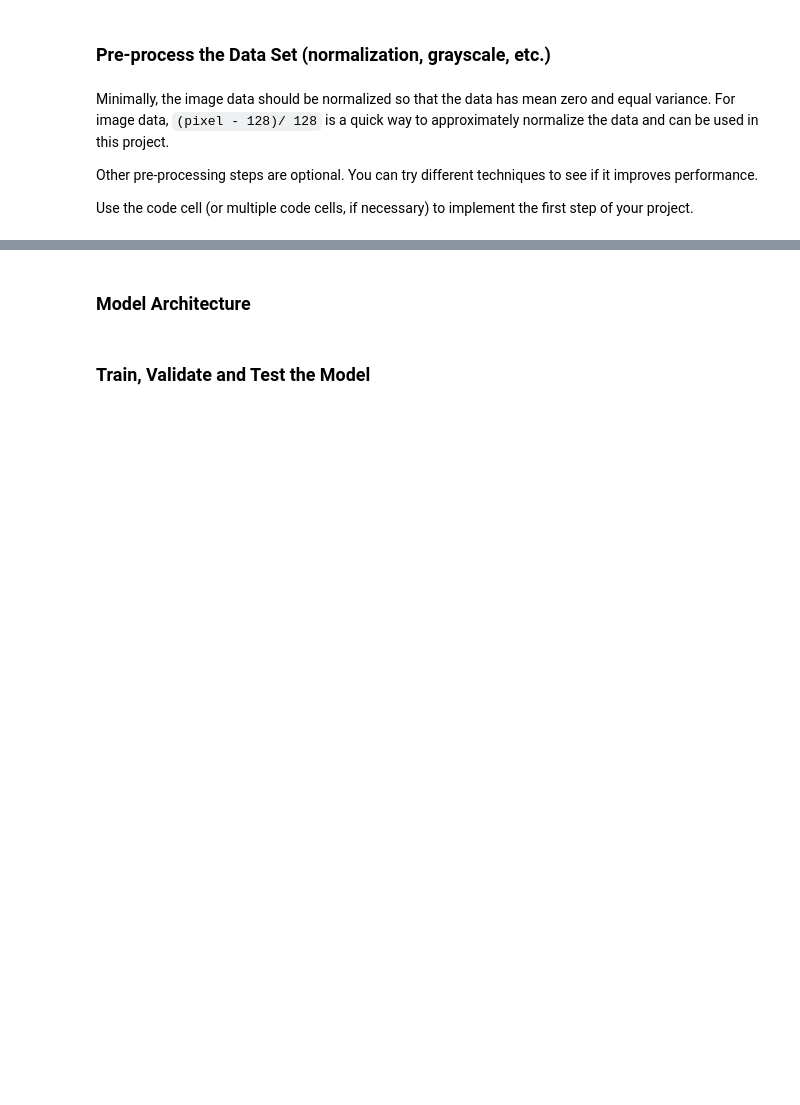
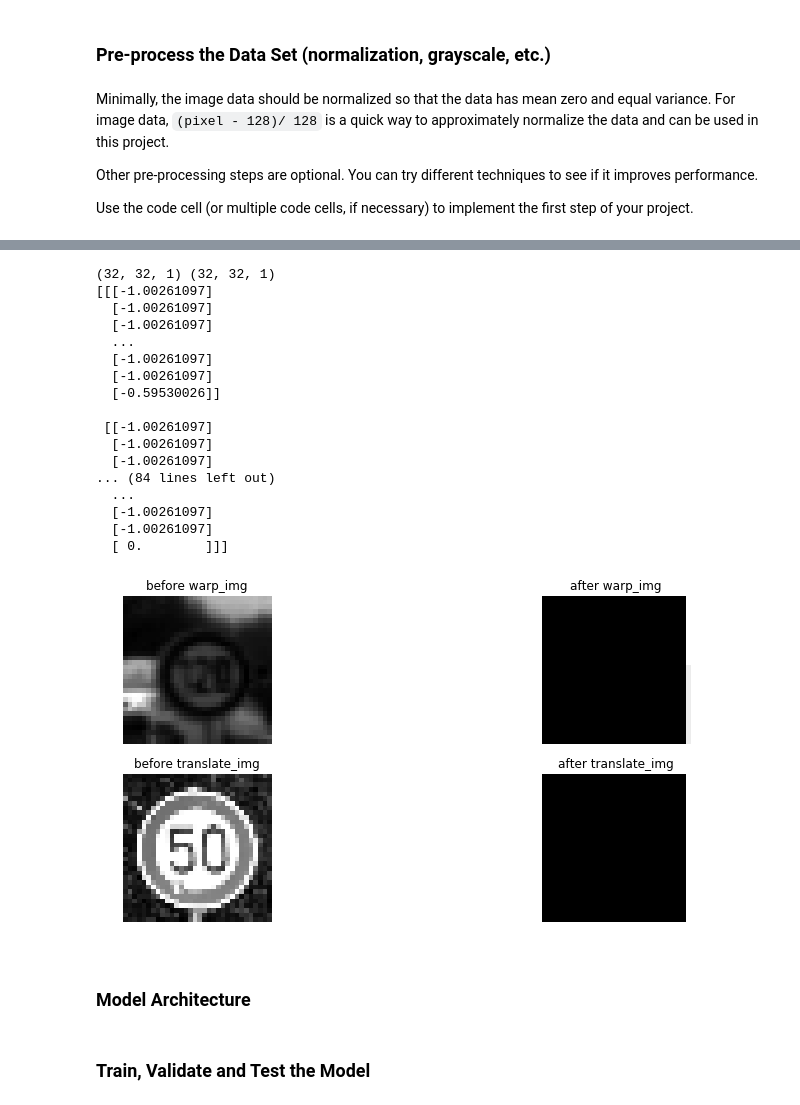
Before and after one commit to thomasSve/CarND-TrafficSignsClassifier-P2, a Jupyter notebook: Traffic_Sign_Classifier.ipynb, the cells around one changed output, grey strips where cells are left out. Saved outputs shown, nothing was run; the diff lists cells and outputs as text; code cells hidden in the pictures; blank space fills up the shorter version.

```diff
--- a/Traffic_Sign_Classifier.ipynb
+++ b/Traffic_Sign_Classifier.ipynb
@@ -149,8 +149,8 @@ from sklearn.utils import shuffle
 def translate_img(img):
     # Randomly shifts image between -10 and 10 pixels in x and y directions
     rows, cols, _  = img.shape
-    shift_x = random.randint(-10, 10)
-    shift_y = random.randint(-10, 10)
+    shift_x = random.randint(-2, 2)
+    shift_y = random.randint(-2, 2)
     M = np.float32([[1,0,shift_x],[0,1,shift_y]])
     img = cv2.warpAffine(img, M, (rows, cols))
     return img[:,:,np.newaxis]
@@ -273,3 +275,49 @@ X_train, X_test, y_train, y_test, X_valid = preprocess_data(X_train, X_test, y_t
+# %%
+### Testing of the image augmentation methods
+
+methods = [warp_img, translate_img]
+fig, axes = plt.subplots(len(methods), 2, figsize = (15, 6))
+fig.subplots_adjust(hspace = 0.2, wspace = 0.001)
+
+X_train, X_test, y_train, y_test, X_valid = grayscale_norm(X_train, X_test, y_train, y_test, X_valid)
+
+def test_method(method, ax1, ax2):
+    i = random.randint(0, len(X_test))
+    orig_img = X_test[i]
+    new_img = method(orig_img)
+    print(orig_img.shape, new_img.shape)
+    ax1.axis('off')
+    ax1.set_title("before {}".format(method.__name__))
+    ax1.imshow(np.squeeze(orig_img), cmap='gray')
+    ax2.axis('off')
+    ax2.set_title("after {}".format(method.__name__))
+    ax2.imshow(np.squeeze(new_img), cmap='gray')
+    print(new_img)
+
+axes = axes.ravel()
+i = 0
+for m in methods:
+    test_method(m, axes[i], axes[i + 1])
+    i = i + 2
+# %% [output]
+(32, 32, 1) (32, 32, 1)
+[[[-1.00261097]
+  [-1.00261097]
+  [-1.00261097]
+  ...
+  [-1.00261097]
+  [-1.00261097]
+  [-0.59530026]]
+
+ [[-1.00261097]
+  [-1.00261097]
+  [-1.00261097]
+... (84 lines left out)
+  ...
+  [-1.00261097]
+  [-1.00261097]
+  [ 0.        ]]]
+[figure, added]
 # %% [markdown]
 ### Model Architecture
 # %%
```
Also changed, not shown: parts of 4 cells of this notebook.
